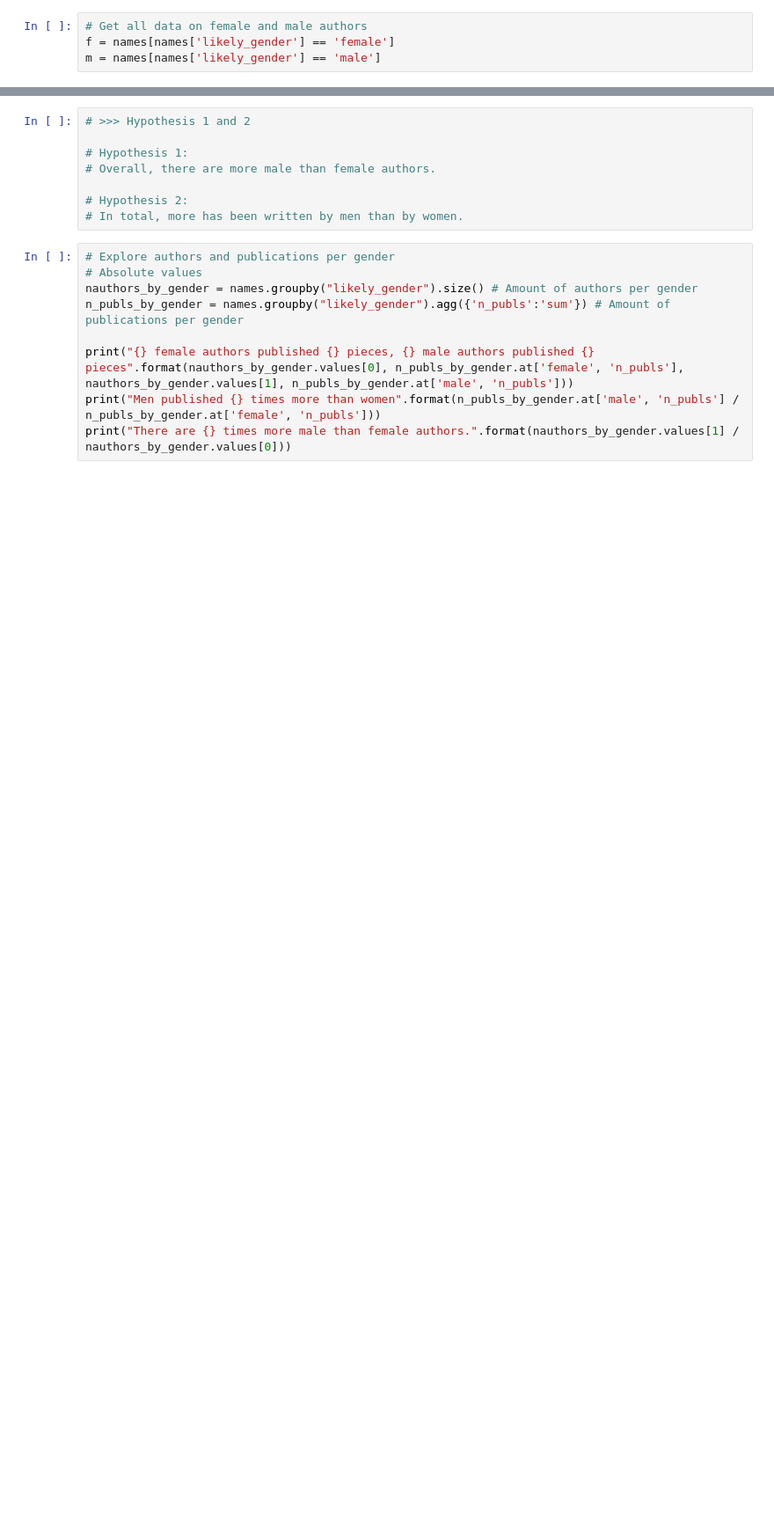
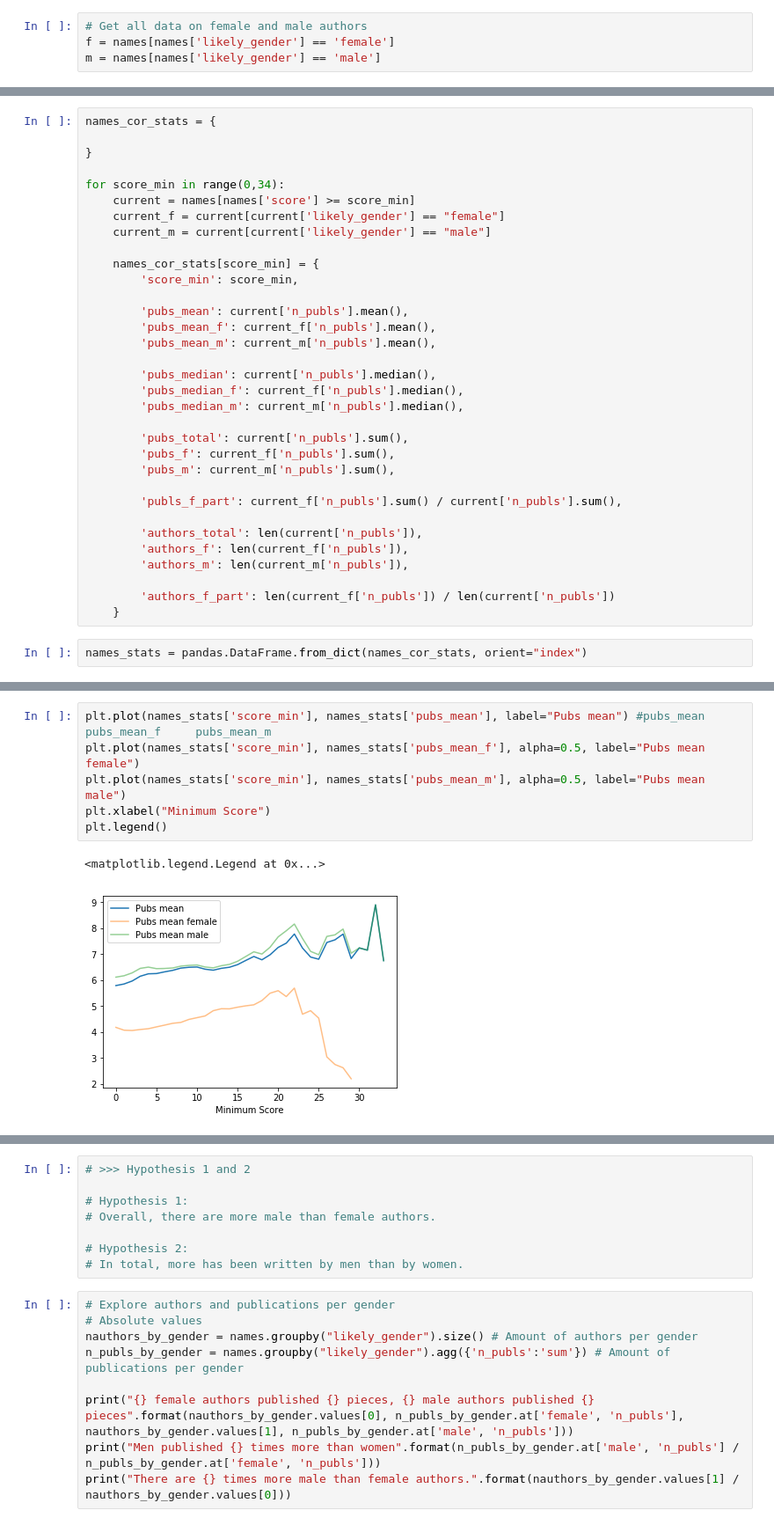
Before and after one commit to LiFaytheGoblin/Gender-Equality-in-CS-Publications, a Jupyter notebook: ExplorativeAnalysis_2.ipynb, the cells around one changed output, grey strips where cells are left out. Shown at 88% size. Cells and saved outputs as stored; diff of their text form; blank space fills up the shorter version.

```diff
--- a/ExplorativeAnalysis_2.ipynb
+++ b/ExplorativeAnalysis_2.ipynb
@@ -24,0 +48,35 @@ m = names[names['likely_gender'] == 'male']
+# %%
+names_cor_stats = {
+
+}
+
+for score_min in range(0,34):
+    current = names[names['score'] >= score_min]
+    current_f = current[current['likely_gender'] == "female"]
+    current_m = current[current['likely_gender'] == "male"]
+
+    names_cor_stats[score_min] = {
+        'score_min': score_min,
+
+        'pubs_mean': current['n_publs'].mean(),
+        'pubs_mean_f': current_f['n_publs'].mean(),
+        'pubs_mean_m': current_m['n_publs'].mean(),
+
+        'pubs_median': current['n_publs'].median(),
+        'pubs_median_f': current_f['n_publs'].median(),
+        'pubs_median_m': current_m['n_publs'].median(),
+
+        'pubs_total': current['n_publs'].sum(),
+        'pubs_f': current_f['n_publs'].sum(),
+        'pubs_m': current_m['n_publs'].sum(),
+
+        'publs_f_part': current_f['n_publs'].sum() / current['n_publs'].sum(),
+
+        'authors_total': len(current['n_publs']),
+        'authors_f': len(current_f['n_publs']),
+        'authors_m': len(current_m['n_publs']),
+
+        'authors_f_part': len(current_f['n_publs']) / len(current['n_publs'])
+    }
+# %%
+names_stats = pandas.DataFrame.from_dict(names_cor_stats, orient="index")
@@ -24,0 +110,9 @@ m = names[names['likely_gender'] == 'male']
+# %%
+plt.plot(names_stats['score_min'], names_stats['pubs_mean'], label="Pubs mean") #pubs_mean 	pubs_mean_f 	pubs_mean_m
+plt.plot(names_stats['score_min'], names_stats['pubs_mean_f'], alpha=0.5, label="Pubs mean female")
+plt.plot(names_stats['score_min'], names_stats['pubs_mean_m'], alpha=0.5, label="Pubs mean male")
+plt.xlabel("Minimum Score")
+plt.legend()
+# %% [output]
+<matplotlib.legend.Legend at 0x...>
+[figure, added]
```
Also changed, not shown: parts of 19 cells of this notebook, 2 other files.
